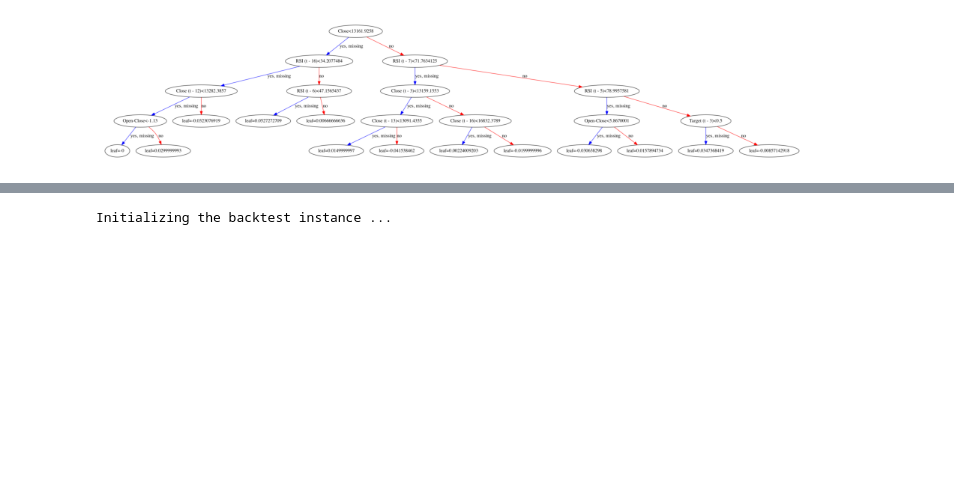
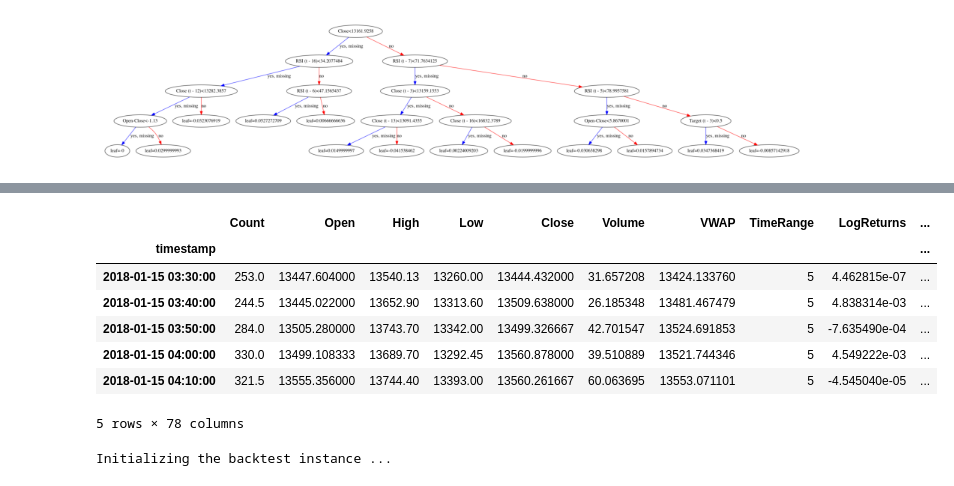
Before and after one commit to lcsrodriguez/cryptotrading, a Jupyter notebook: notebooks/bitcoin_trading.ipynb, the cells around one changed output, grey strips where cells are left out. Saved outputs shown, nothing was run; the diff lists cells and outputs as text; code cells hidden in the pictures; blank space fills up the shorter version.

```diff
--- a/notebooks/bitcoin_trading.ipynb
+++ b/notebooks/bitcoin_trading.ipynb
@@ -559,0 +558,5 @@ _ = plot_tree(booster=model.get_booster())
+# %%
+a = 1
+for k, i in enumerate((pbar := tqdm.tqdm_notebook(range(n_train, n_records), colour="red"))):
+    pbar.set_description(f"#{k} - Current time: {i}\t\t | FITTING")
+    time.sleep(0.01)
@@ -582,0 +596,10 @@ preds.head()
+# %%
+def get_preds_time_interval(preds_: pd.DataFrame) -> dict:
+    """
+    Function returning start and end datetimes from predictions
+    """
+    i = list(preds.index)
+    return {"start_dt": i[0], "end_dt": i[-1]}
+# %%
+s, e = get_preds_time_interval(preds).values()
+s, e
@@ -583,3 +608,15 @@ preds.head()
+# %%
+data = btc_2018.loc[s:e]
+data.head()
+# %% [output]
+|  | Count | Open | High | Low | Close | Volume | VWAP | TimeRange | LogReturns | ... |
+| timestamp |  |  |  |  |  |  |  |  |  | ... |
+| 2018-01-15 03:30:00 | 253.0 | 13447.604000 | 13540.13 | 13260.00 | 13444.432000 | 31.657208 | 13424.133760 | 5 | 4.462815e-07 | ... |
+| 2018-01-15 03:40:00 | 244.5 | 13445.022000 | 13652.90 | 13313.60 | 13509.638000 | 26.185348 | 13481.467479 | 5 | 4.838314e-03 | ... |
+| 2018-01-15 03:50:00 | 284.0 | 13505.280000 | 13743.70 | 13342.00 | 13499.326667 | 42.701547 | 13524.691853 | 5 | -7.635490e-04 | ... |
+| 2018-01-15 04:00:00 | 330.0 | 13499.108333 | 13689.70 | 13292.45 | 13560.878000 | 39.510889 | 13521.744346 | 5 | 4.549222e-03 | ... |
+| 2018-01-15 04:10:00 | 321.5 | 13555.356000 | 13744.40 | 13393.00 | 13560.261667 | 60.063695 | 13553.071101 | 5 | -4.545040e-05 | ... |
+5 rows × 78 columns
 # %%
 # Defining the strategy
 class RsiOscillator(Strategy):
```
Also changed, not shown: parts of 14 cells of this notebook.
